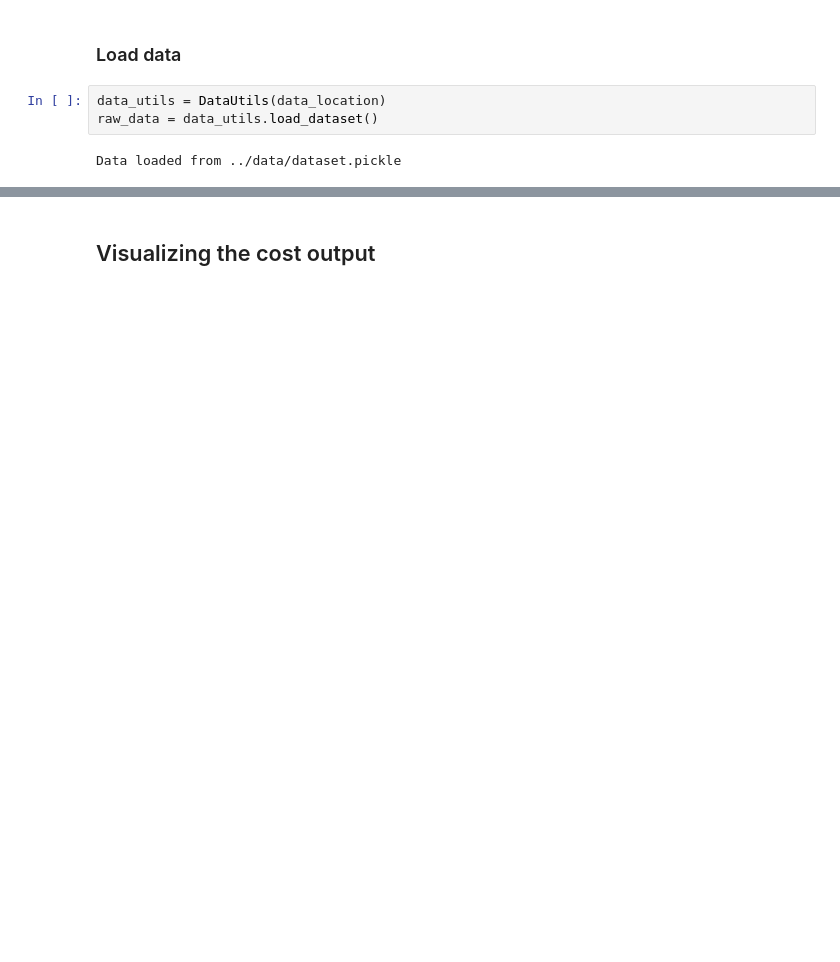
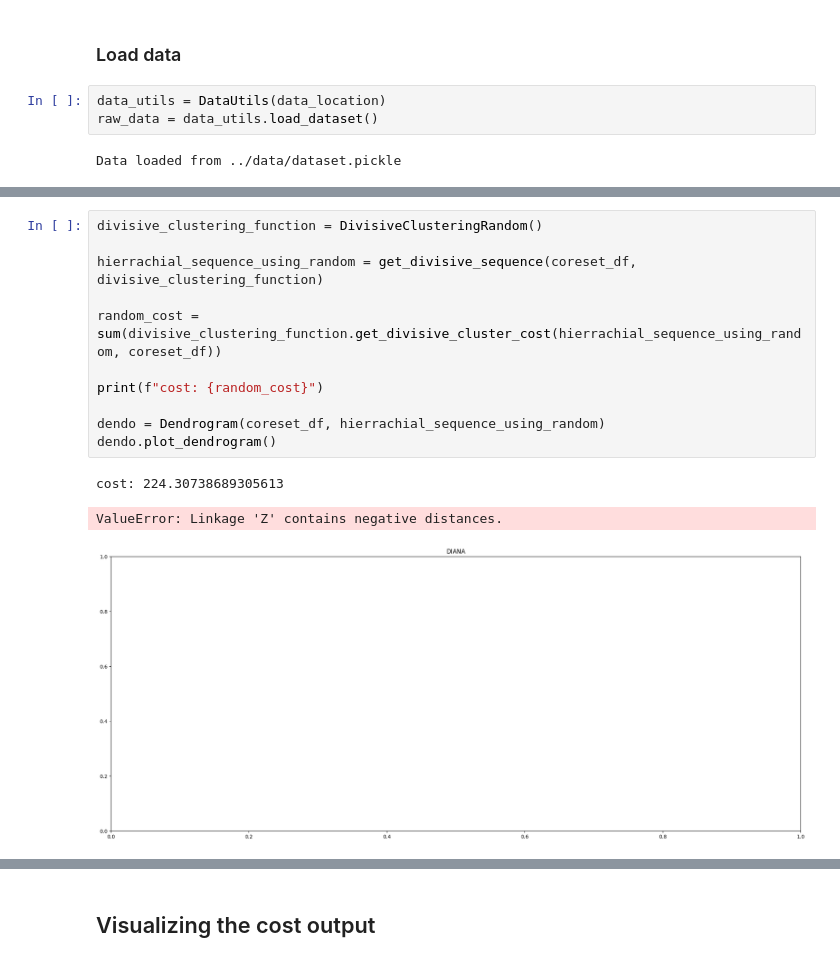
Before and after one commit to Boniface316/bigdata_vqa, a Jupyter notebook: Notebooks/Divisive_clustering_toy_experiment.ipynb, the cells around one changed output, grey strips where cells are left out. Drawn from its saved outputs; the diff is of its cells as text; blank space fills up the shorter version.

```diff
--- a/Notebooks/Divisive_clustering_toy_experiment.ipynb
+++ b/Notebooks/Divisive_clustering_toy_experiment.ipynb
@@ -186,0 +109,15 @@ ValueError: Length mismatch: Expected axis has 2 elements, new values have 1 ele
+# %%
+divisive_clustering_function = DivisiveClusteringRandom()
+
+hierrachial_sequence_using_random = get_divisive_sequence(coreset_df, divisive_clustering_function)
+
+random_cost = sum(divisive_clustering_function.get_divisive_cluster_cost(hierrachial_sequence_using_random, coreset_df))
+
+print(f"cost: {random_cost}")
+
+dendo = Dendrogram(coreset_df, hierrachial_sequence_using_random)
+dendo.plot_dendrogram()
+# %% [output]
+cost: 224.30738689305613
+ValueError: Linkage 'Z' contains negative distances.
+[figure, added]
```
Also changed, not shown: parts of 29 cells of this notebook, 18 other files.
